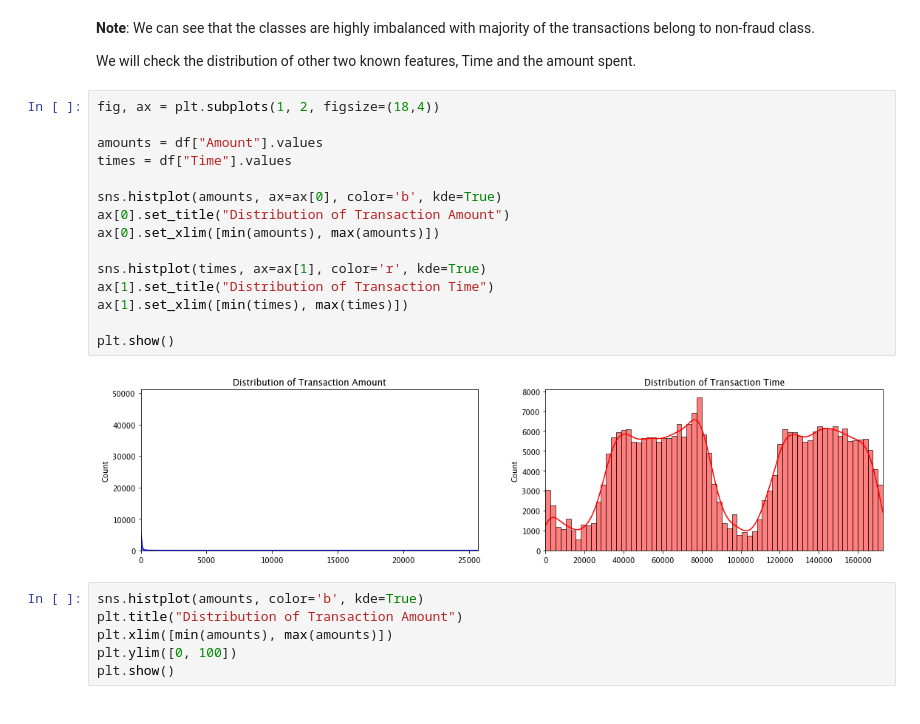
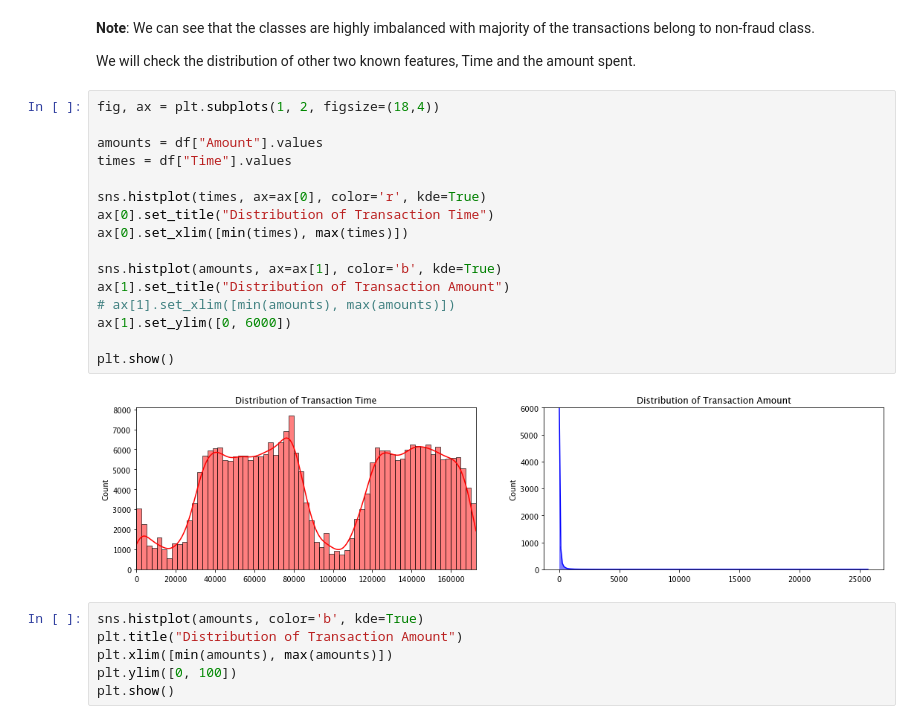
Before and after one commit to vspvikram/Fraud-Detection-And-Analysis, a Jupyter notebook: fraud_detection.ipynb, the cells around one changed output. Drawn from its saved outputs; the diff is of its cells as text.

```diff
--- a/fraud_detection.ipynb
+++ b/fraud_detection.ipynb
@@ -91,20 +91,21 @@ We will check the distribution of other two known features, Time and the amount
 # %%
 fig, ax = plt.subplots(1, 2, figsize=(18,4))
 
 amounts = df["Amount"].values
 times = df["Time"].values
 
-sns.histplot(amounts, ax=ax[0], color='b', kde=True)
-ax[0].set_title("Distribution of Transaction Amount")
-ax[0].set_xlim([min(amounts), max(amounts)])
+sns.histplot(times, ax=ax[0], color='r', kde=True)
+ax[0].set_title("Distribution of Transaction Time")
+ax[0].set_xlim([min(times), max(times)])
 
-sns.histplot(times, ax=ax[1], color='r', kde=True)
-ax[1].set_title("Distribution of Transaction Time")
-ax[1].set_xlim([min(times), max(times)])
+sns.histplot(amounts, ax=ax[1], color='b', kde=True)
+ax[1].set_title("Distribution of Transaction Amount")
+# ax[1].set_xlim([min(amounts), max(amounts)])
+ax[1].set_ylim([0, 6000])
 
 plt.show()
 # %% [output]
-[figure, old version]
+[figure, new version]
 # %%
 sns.histplot(amounts, color='b', kde=True)
 plt.title("Distribution of Transaction Amount")
```
Also changed, not shown: parts of 7 cells of this notebook.
